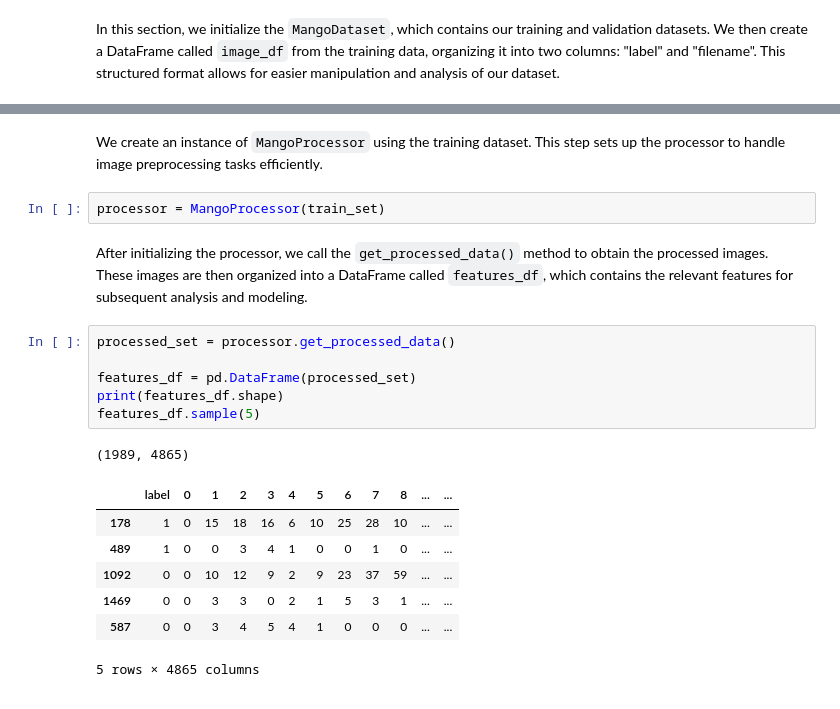
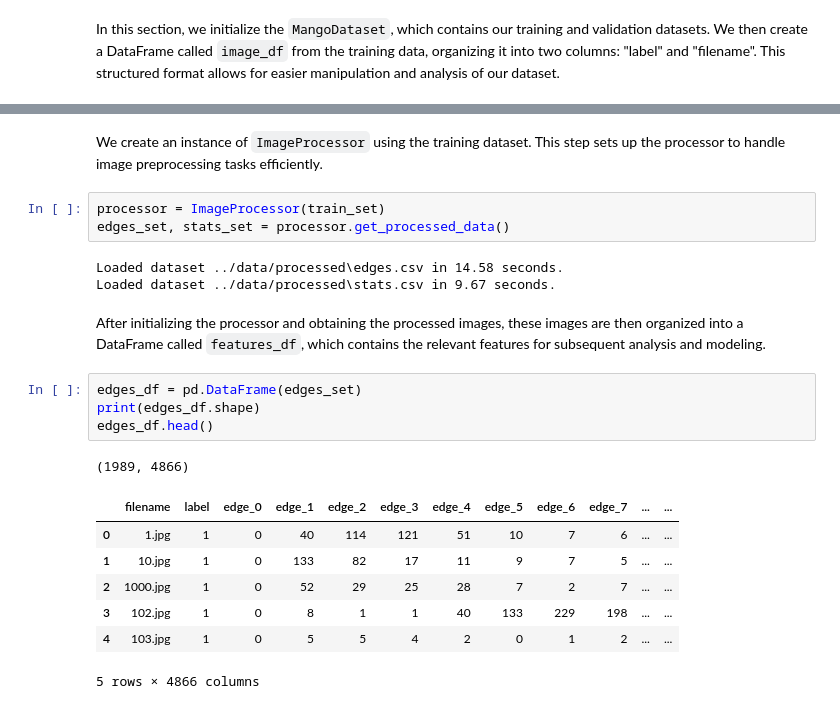
Before and after one commit to dejesusbg/mangifera, a Jupyter notebook: notebooks/EDA.ipynb, the cells around one changed output, grey strips where cells are left out. Drawn from its saved outputs; the diff is of its cells as text.

```diff
--- a/notebooks/EDA.ipynb
+++ b/notebooks/EDA.ipynb
@@ -44,21 +40,23 @@ image_df.sample(5)
 # %% [markdown]
-We create an instance of `MangoProcessor` using the training dataset. This step sets up the processor to handle image preprocessing tasks efficiently.
+We create an instance of `ImageProcessor` using the training dataset. This step sets up the processor to handle image preprocessing tasks efficiently.
-# %%
-processor = MangoProcessor(train_set)
+# %%
+processor = ImageProcessor(train_set)
+edges_set, stats_set = processor.get_processed_data()
+# %% [output]
+Loaded dataset ../data/processed\edges.csv in 14.58 seconds.
+Loaded dataset ../data/processed\stats.csv in 9.67 seconds.
 # %% [markdown]
-After initializing the processor, we call the `get_processed_data()` method to obtain the processed images. These images are then organized into a DataFrame called `features_df`, which contains the relevant features for subsequent analysis and modeling.
+After initializing the processor and obtaining the processed images, these images are then organized into a DataFrame called `features_df`, which contains the relevant features for subsequent analysis and modeling.
 # %%
-processed_set = processor.get_processed_data()
-
-features_df = pd.DataFrame(processed_set)
-print(features_df.shape)
-features_df.sample(5)
+edges_df = pd.DataFrame(edges_set)
+print(edges_df.shape)
+edges_df.head()
 # %% [output]
-(1989, 4865)
+(1989, 4866)
-|  | label | 0 | 1 | 2 | 3 | 4 | 5 | 6 | 7 | 8 | ... | ... |
-| 178 | 1 | 0 | 15 | 18 | 16 | 6 | 10 | 25 | 28 | 10 | ... | ... |
-| 489 | 1 | 0 | 0 | 3 | 4 | 1 | 0 | 0 | 1 | 0 | ... | ... |
-| 1092 | 0 | 0 | 10 | 12 | 9 | 2 | 9 | 23 | 37 | 59 | ... | ... |
-| 1469 | 0 | 0 | 3 | 3 | 0 | 2 | 1 | 5 | 3 | 1 | ... | ... |
-| 587 | 0 | 0 | 3 | 4 | 5 | 4 | 1 | 0 | 0 | 0 | ... | ... |
+|  | filename | label | edge_0 | edge_1 | edge_2 | edge_3 | edge_4 | edge_5 | edge_6 | edge_7 | ... | ... |
+| 0 | 1.jpg | 1 | 0 | 40 | 114 | 121 | 51 | 10 | 7 | 6 | ... | ... |
+| 1 | 10.jpg | 1 | 0 | 133 | 82 | 17 | 11 | 9 | 7 | 5 | ... | ... |
+| 2 | 1000.jpg | 1 | 0 | 52 | 29 | 25 | 28 | 7 | 2 | 7 | ... | ... |
+| 3 | 102.jpg | 1 | 0 | 8 | 1 | 1 | 40 | 133 | 229 | 198 | ... | ... |
+| 4 | 103.jpg | 1 | 0 | 5 | 5 | 4 | 2 | 0 | 1 | 2 | ... | ... |
-5 rows × 4865 columns
+5 rows × 4866 columns
```
Also changed, not shown: parts of 8 cells of this notebook.
